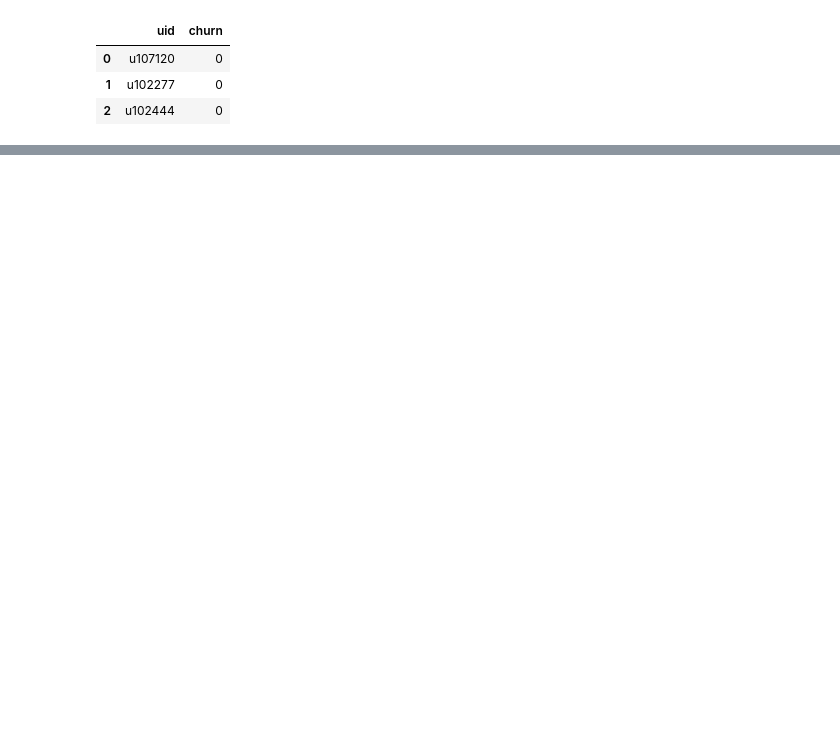
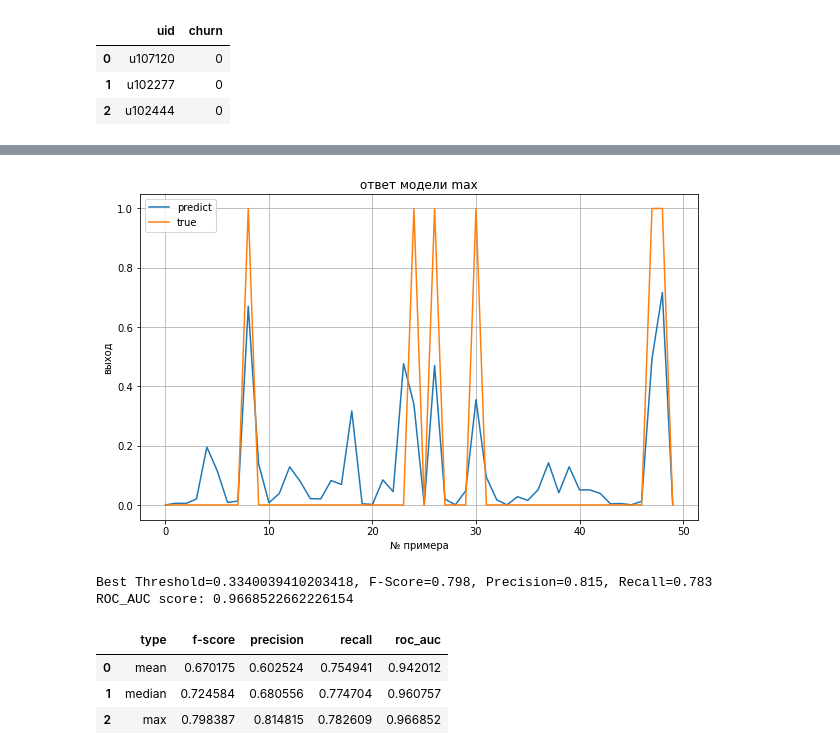
Before and after one commit to maltsevd/GB_ML_in_business, a Jupyter notebook: HW2/HW2.ipynb, the cells around one changed output, grey strips where cells are left out. Drawn from its saved outputs; the diff is of its cells as text; code cells hidden in the pictures; blank space fills up the shorter version.

```diff
--- a/HW2/HW2.ipynb
+++ b/HW2/HW2.ipynb
@@ -394,0 +335,15 @@ roc_auc_score(y_test, preds)
+# %%
+preds['max'] = get_preds(user_embeddings, 'max')
+# %% [output]
+[figure, added]
+Best Threshold=0.3340039410203418, F-Score=0.798, Precision=0.815, Recall=0.783
+ROC_AUC score: 0.9668522662226154
+# %%
+res_table = pd.DataFrame(preds.values(), columns=['f-score', 'precision', 'recall', 'roc_auc'])
+res_table.insert(0, 'type', calc_types)
+res_table
+# %% [output]
+|  | type | f-score | precision | recall | roc_auc |
+| 0 | mean | 0.670175 | 0.602524 | 0.754941 | 0.942012 |
+| 1 | median | 0.724584 | 0.680556 | 0.774704 | 0.960757 |
+| 2 | max | 0.798387 | 0.814815 | 0.782609 | 0.966852 |
```
Also changed, not shown: parts of 25 cells of this notebook, 5 other files.
